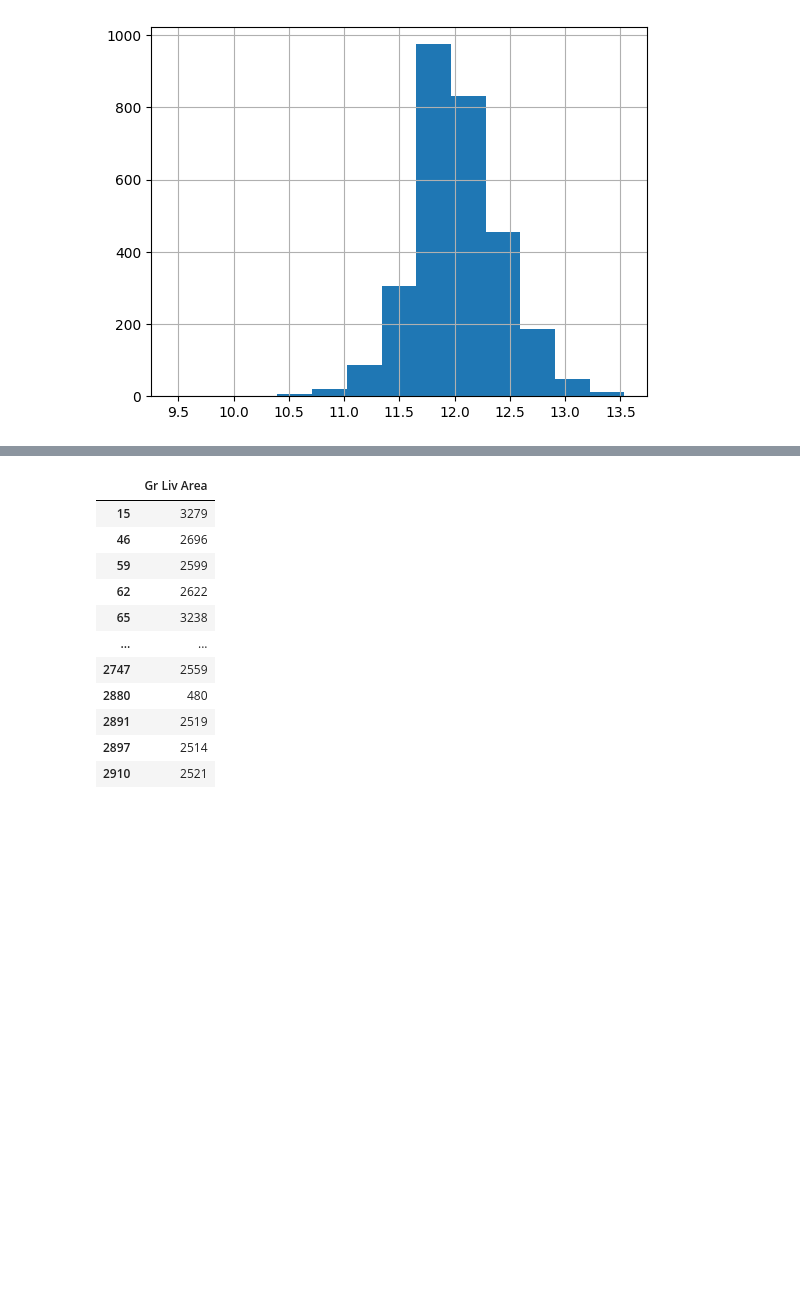
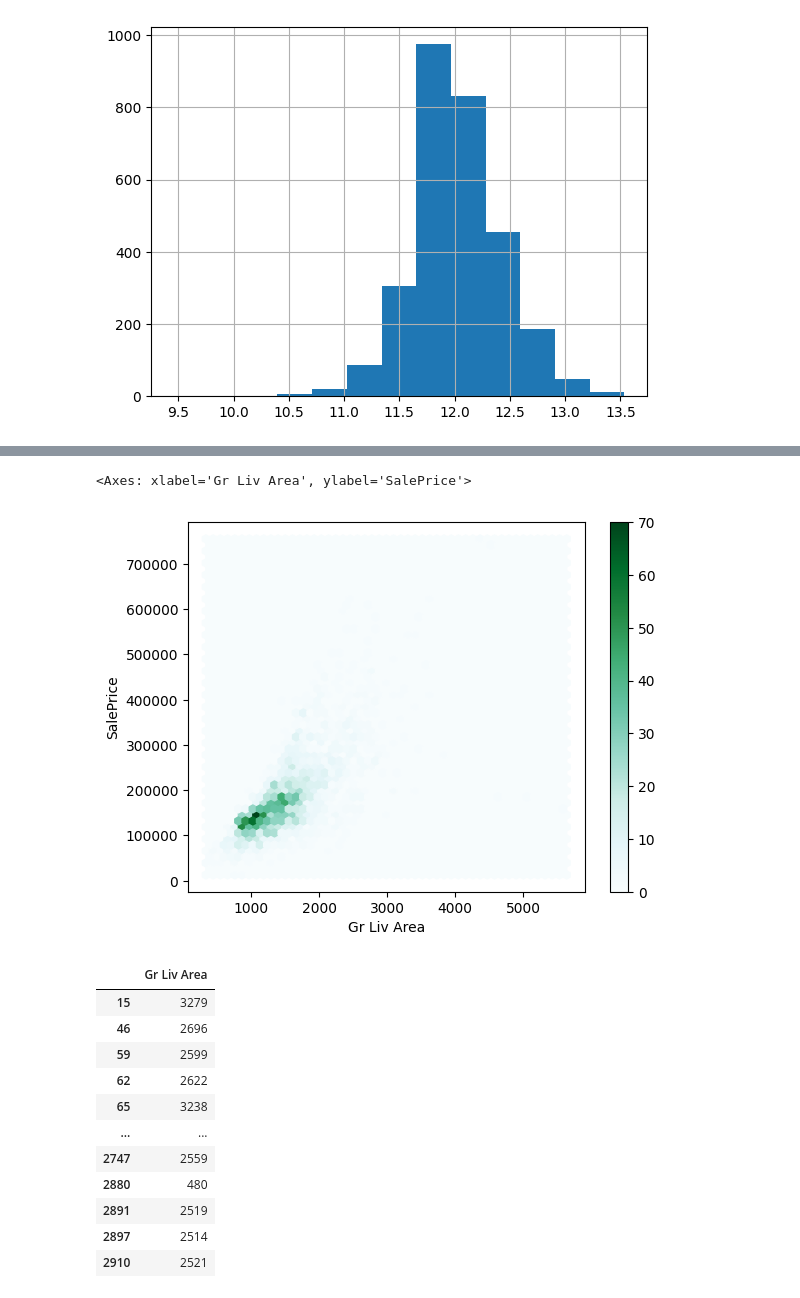
Before and after one commit to mmhverheijden/jads-discover-projects, a Jupyter notebook: ames-housing/exploratory_analysis.ipynb, the cells around one changed output, grey strips where cells are left out. Drawn from its saved outputs; the diff is of its cells as text; code cells hidden in the pictures; blank space fills up the shorter version.

```diff
--- a/ames-housing/exploratory_analysis.ipynb
+++ b/ames-housing/exploratory_analysis.ipynb
@@ -175,3 +196,9 @@ df.plot.scatter(x="Gr Liv Area", y="SalePrice", alpha=0.05)
+# %%
+# to further check the data density of the scatterplot, we can check it using a 2D histogram heatmap, also known as a `hexagonal binning plot`
+df.plot.hexbin(x=x, y=Y, gridsize=50)
+# %% [output]
+<Axes: xlabel='Gr Liv Area', ylabel='SalePrice'>
+[figure, added]
 # %%
 # removal of outliers, outliers are defined by calculating their respective z-score
 array = df["Gr Liv Area"]
```
Also changed, not shown: parts of 13 cells of this notebook, 1 other file.
